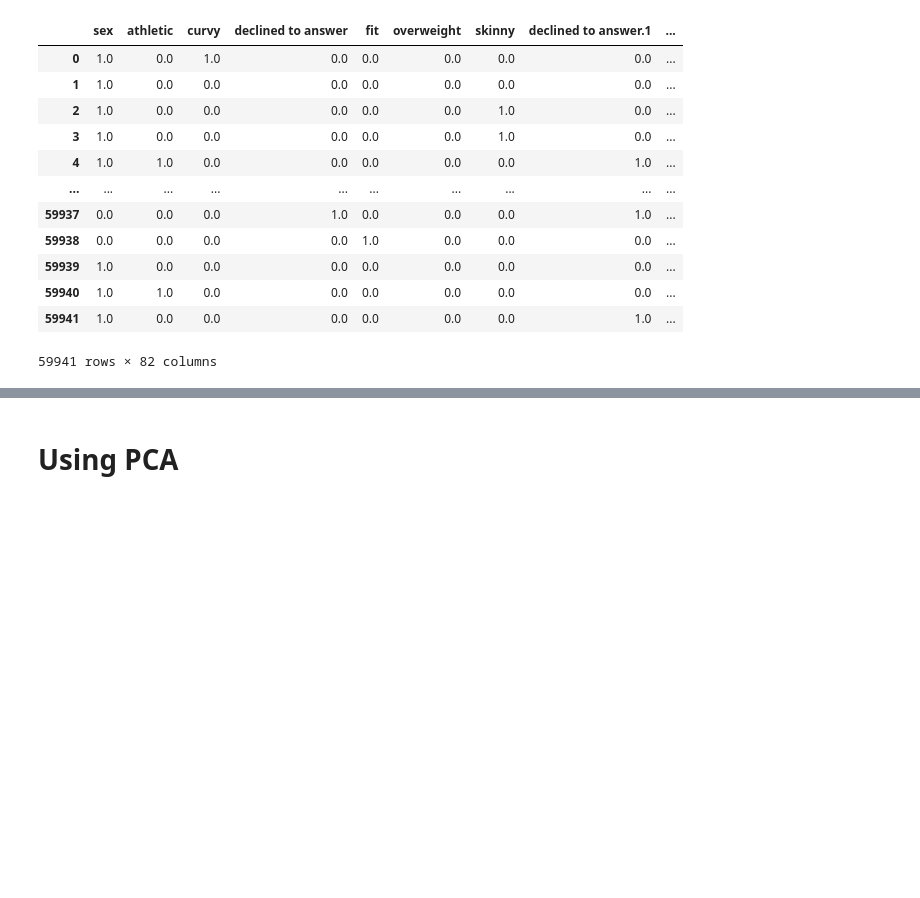
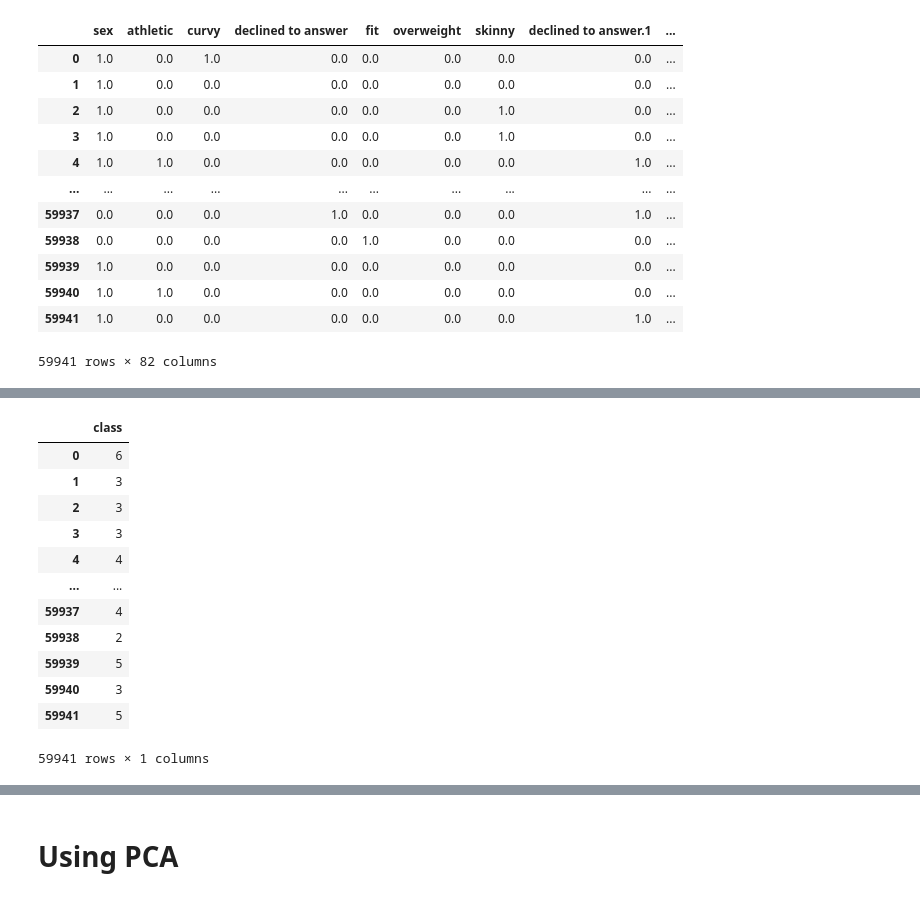
Before and after one commit to Manochitra20/OkCupid_Dating_with_ML, a Jupyter notebook: Mano/clustering_kmeans_PCA.ipynb, the cells around one changed output, grey strips where cells are left out. Drawn from its saved outputs; the diff is of its cells as text; code cells hidden in the pictures; blank space fills up the shorter version.

```diff
--- a/Mano/clustering_kmeans_PCA.ipynb
+++ b/Mano/clustering_kmeans_PCA.ipynb
@@ -207,3 +207,6 @@ clusters
 | 59940 | 1.0 | 1.0 | 0.0 | 0.0 | 0.0 | 0.0 | 0.0 | 0.0 | ... |
 | 59941 | 1.0 | 0.0 | 0.0 | 0.0 | 0.0 | 0.0 | 0.0 | 1.0 | ... |
 59941 rows × 82 columns
+# %%
+class_df=clusters['class']
+class_df
@@ -209,0 +226,17 @@ clusters
+# %%
+class_df1=pd.DataFrame(class_df)
+class_df1
+# %% [output]
+|  | class |
+| 0 | 6 |
+| 1 | 3 |
+| 2 | 3 |
+| 3 | 3 |
+| 4 | 4 |
+| ... | ... |
+| 59937 | 4 |
+| 59938 | 2 |
+| 59939 | 5 |
+| 59940 | 3 |
+| 59941 | 5 |
+59941 rows × 1 columns
```
Also changed, not shown: parts of 17 cells of this notebook, 5 other files.
